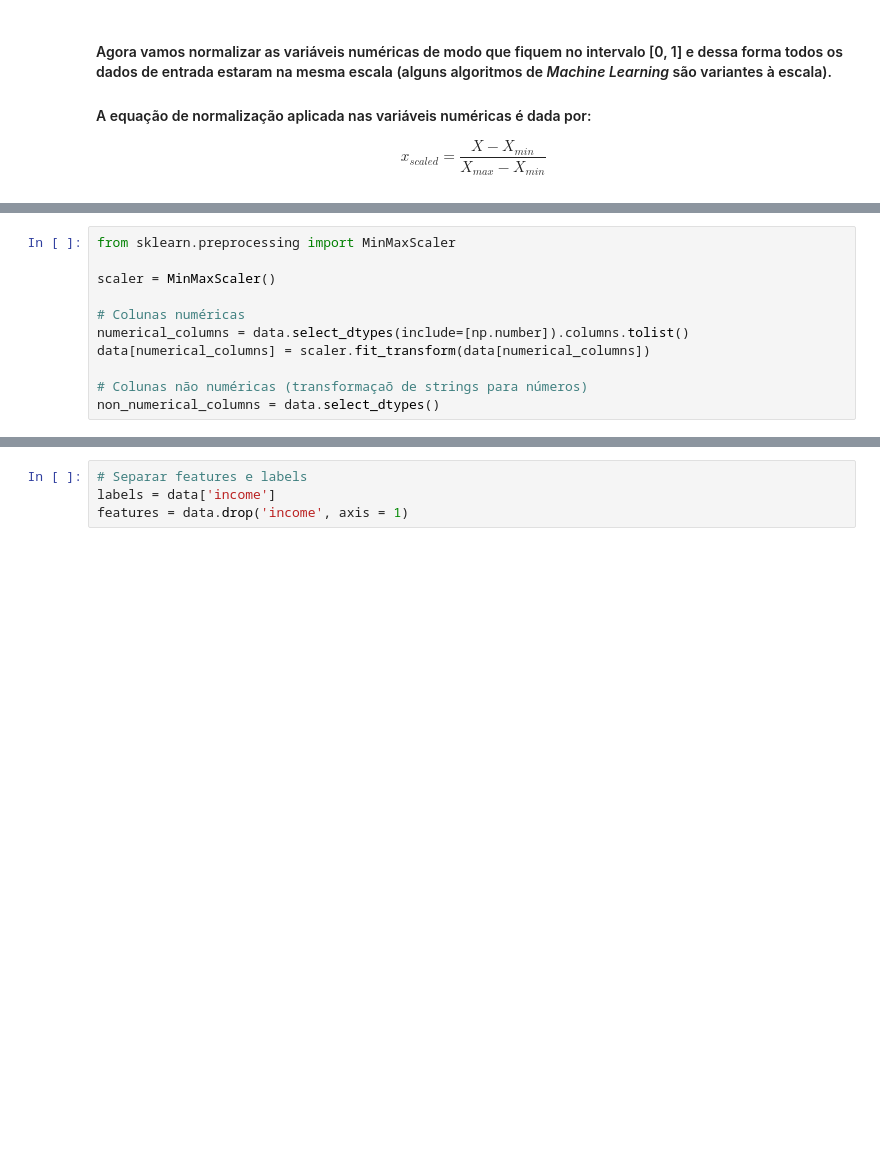
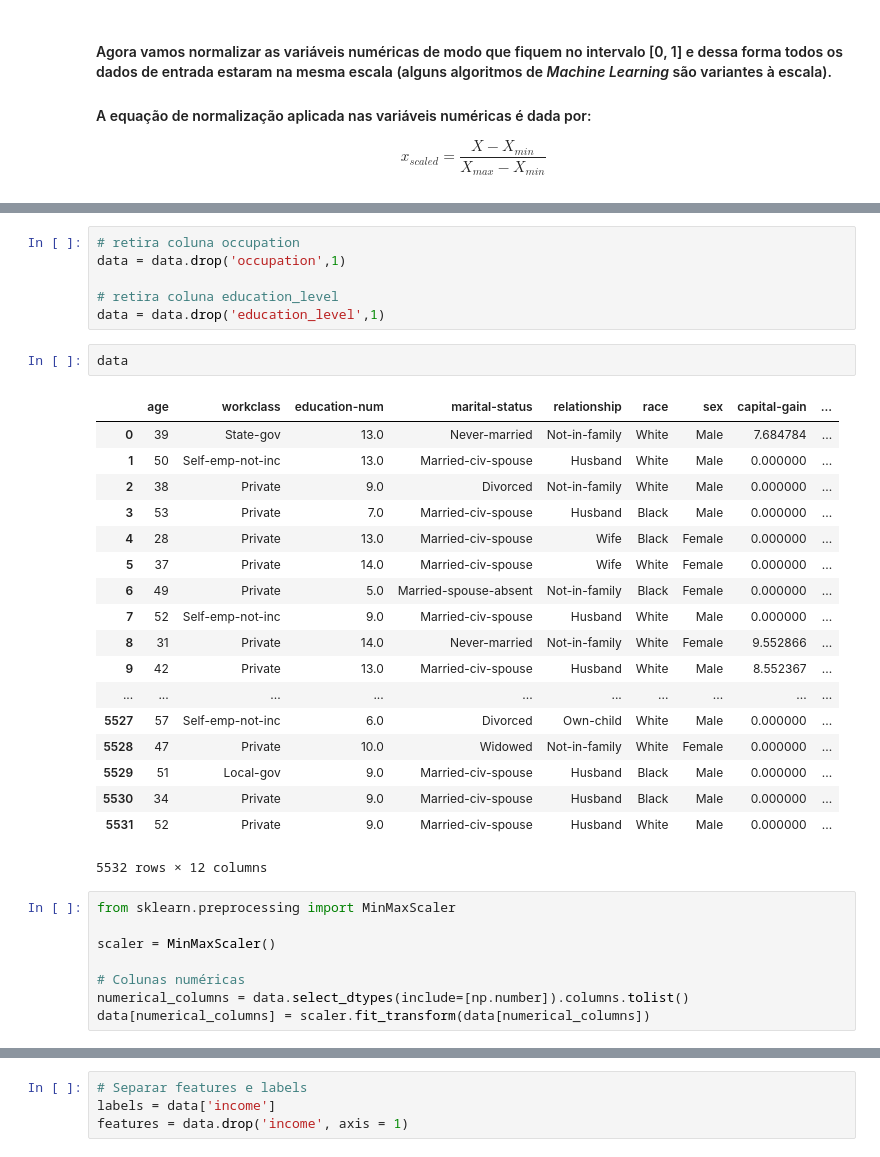
Before and after one commit to viniciusdoss/PredictSalary, a Jupyter notebook: Censo1994_EUA.ipynb, the cells around one changed output, grey strips where cells are left out. Cells and saved outputs as stored; diff of their text form; blank space fills up the shorter version.

```diff
--- a/Censo1994_EUA.ipynb
+++ b/Censo1994_EUA.ipynb
@@ -119,3 +120,30 @@ $$\ x_{scaled}=\frac{X - X_{min}}{X_{max} - X_{min}}$$
+# %%
+# retira coluna occupation
+data = data.drop('occupation',1)
+
+# retira coluna education_level
+data = data.drop('education_level',1)
+# %%
+data
+# %% [output]
+|  | age | workclass | education-num | marital-status | relationship | race | sex | capital-gain | ... |
+| 0 | 39 | State-gov | 13.0 | Never-married | Not-in-family | White | Male | 7.684784 | ... |
+| 1 | 50 | Self-emp-not-inc | 13.0 | Married-civ-spouse | Husband | White | Male | 0.000000 | ... |
+| 2 | 38 | Private | 9.0 | Divorced | Not-in-family | White | Male | 0.000000 | ... |
+| 3 | 53 | Private | 7.0 | Married-civ-spouse | Husband | Black | Male | 0.000000 | ... |
+| 4 | 28 | Private | 13.0 | Married-civ-spouse | Wife | Black | Female | 0.000000 | ... |
+| 5 | 37 | Private | 14.0 | Married-civ-spouse | Wife | White | Female | 0.000000 | ... |
+| 6 | 49 | Private | 5.0 | Married-spouse-absent | Not-in-family | Black | Female | 0.000000 | ... |
+| 7 | 52 | Self-emp-not-inc | 9.0 | Married-civ-spouse | Husband | White | Male | 0.000000 | ... |
+| 8 | 31 | Private | 14.0 | Never-married | Not-in-family | White | Female | 9.552866 | ... |
+| 9 | 42 | Private | 13.0 | Married-civ-spouse | Husband | White | Male | 8.552367 | ... |
+| ... | ... | ... | ... | ... | ... | ... | ... | ... | ... |
+| 5527 | 57 | Self-emp-not-inc | 6.0 | Divorced | Own-child | White | Male | 0.000000 | ... |
+| 5528 | 47 | Private | 10.0 | Widowed | Not-in-family | White | Female | 0.000000 | ... |
+| 5529 | 51 | Local-gov | 9.0 | Married-civ-spouse | Husband | Black | Male | 0.000000 | ... |
+| 5530 | 34 | Private | 9.0 | Married-civ-spouse | Husband | Black | Male | 0.000000 | ... |
+| 5531 | 52 | Private | 9.0 | Married-civ-spouse | Husband | White | Male | 0.000000 | ... |
+5532 rows × 12 columns
 # %%
 from sklearn.preprocessing import MinMaxScaler
 
@@ -124,9 +152,6 @@ scaler = MinMaxScaler()
 # Colunas numéricas
 numerical_columns = data.select_dtypes(include=[np.number]).columns.tolist()
 data[numerical_columns] = scaler.fit_transform(data[numerical_columns])
-
-# Colunas não numéricas (transformaçaõ de strings para números)
-non_numerical_columns = data.select_dtypes()
 # %%
 data
 # %% [output]
```
Also changed, not shown: parts of 27 cells of this notebook.
